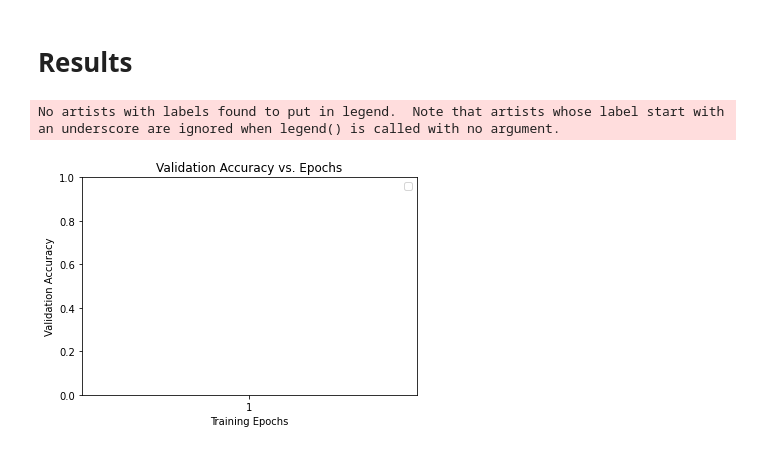
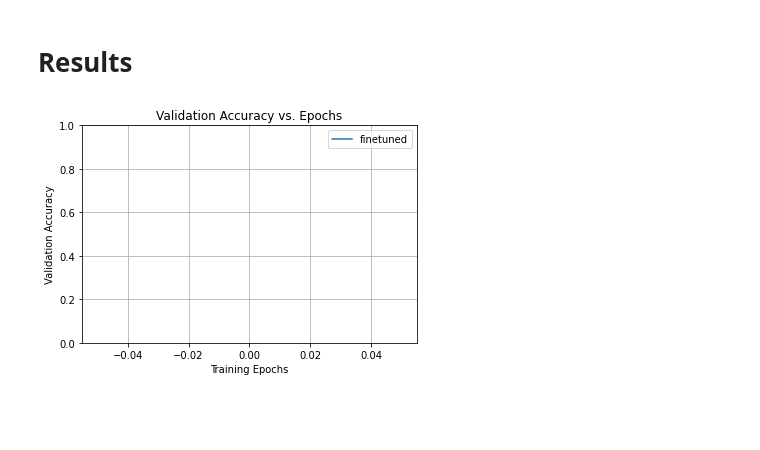
Before and after one commit to umair140404/fire-detection, a Jupyter notebook: models/finetune_models.ipynb, the cells around one changed output. Cells and saved outputs as stored; diff of their text form; code cells hidden in the pictures; blank space fills up the shorter version.

```diff
--- a/models/finetune_models.ipynb
+++ b/models/finetune_models.ipynb
@@ -43,12 +43,12 @@ Device: cuda:0
 # %% [markdown]
 ### Hyperparameters
 # %%
-data_dir = "../datasets/marvel"
-num_classes = 9
+data_dir = "../datasets/final_dataset"
+num_classes = 4
 model_name = "densenet"
-batch_size = 8
-n_epochs = 1
-path_to_save = "../weights/densenet.pt" # .pt file extension
+batch_size = 32
+n_epochs = 10
+path_to_save = "../weights/fire_detection_densenet_10epochs.pt" # .pt file extension
 
 # Flag for feature extracting. When False, we finetune the whole model,
 #   when True we only update the reshaped layer params
@@ -61,7 +61,7 @@ def unique_path(path):
     counter = 1
 
     while os.path.exists(path):
-        path = filename + str(counter) + extension
+        path = filename + "_" + str(counter) + extension
         counter += 1
 
     return path
@@ -73,6 +73,7 @@ def train_model(model, dataloaders, criterion, optimizer, save_path, num_epochs=
 
     best_model_wts = copy.deepcopy(model.state_dict())
     best_acc = 0.0
+    best_epoch = 0
 
     for epoch in range(num_epochs):
         print('-' * 50)
@@ -111,7 +112,7 @@ def train_model(model, dataloaders, criterion, optimizer, save_path, num_epochs=
                         outputs, aux_outputs = model(inputs)
                         loss1 = criterion(outputs, labels)
                         loss2 = criterion(aux_outputs, labels)
-                        loss = loss1 + 0.4*loss2
+                        loss = loss1 + 0.4 * loss2
                     else:
                         outputs = model(inputs)
                         loss = criterion(outputs, labels)
@@ -130,10 +131,11 @@ def train_model(model, dataloaders, criterion, optimizer, save_path, num_epochs=
             epoch_loss = running_loss / len(dataloaders[phase].dataset)
             epoch_acc = running_corrects.double() / len(dataloaders[phase].dataset)
 
-            print('{} Loss: {:.4f} Acc: {:.4f}'.format(phase, epoch_loss, epoch_acc))
+            print('{} Loss: {:.4f} Acc: {:.4f}%'.format(phase, epoch_loss, epoch_acc * 100))
 
             # deep copy the model
             if phase == 'val' and epoch_acc > best_acc:
+                best_epoch = epoch
                 best_acc = epoch_acc
                 best_model_wts = copy.deepcopy(model.state_dict())
             if phase == 'val':
@@ -143,7 +145,7 @@ def train_model(model, dataloaders, criterion, optimizer, save_path, num_epochs=
 
     time_elapsed = time.time() - since
     print('Training complete in {:.0f}m {:.0f}s'.format(time_elapsed // 60, time_elapsed % 60))
-    print('Best val Acc: {:4f}'.format(best_acc))
+    print('Best val Acc: {:4f} at epoch: {}'.format(best_acc * 100, epoch))
 
     # load best model weights
     model.load_state_dict(best_model_wts)
@@ -355,20 +357,19 @@ Model saved to ../weights/densenet1.pt
 # %%
 
 # Plot the training curves of validation accuracy vs. number
 #  of training epochs for the transfer learning method and
 #  the model trained from scratch
 final_hist = []
 
 final_hist = [h.cpu().numpy() for h in hist]
 
 plt.title("Validation Accuracy vs. Epochs")
+plt.grid(True)
 plt.xlabel("Training Epochs")
 plt.ylabel("Validation Accuracy")
-plt.plot(range(1,n_epochs + 1),final_hist)
+plt.plot(range(0, n_epochs), final_hist,label="finetuned")
 plt.ylim((0,1.))
-plt.xticks(np.arange(1, n_epochs + 1, 1.0))
 plt.legend()
 plt.show()
 # %% [output]
-No artists with labels found to put in legend.  Note that artists whose label start with an underscore are ignored when legend() is called with no argument.
-[figure, old version]
+[figure, new version]
```
Also changed, not shown: parts of 1 cell of this notebook, 1 other file.
